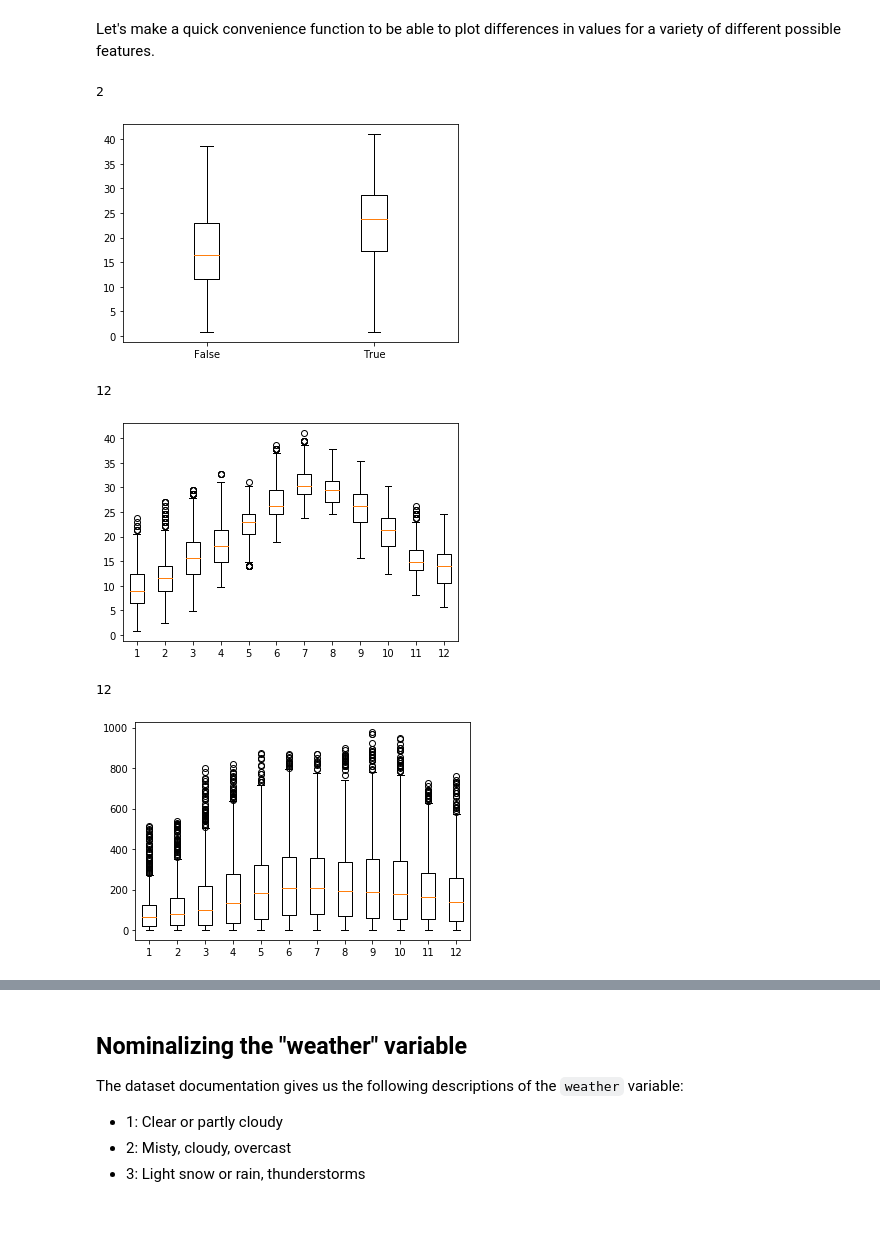
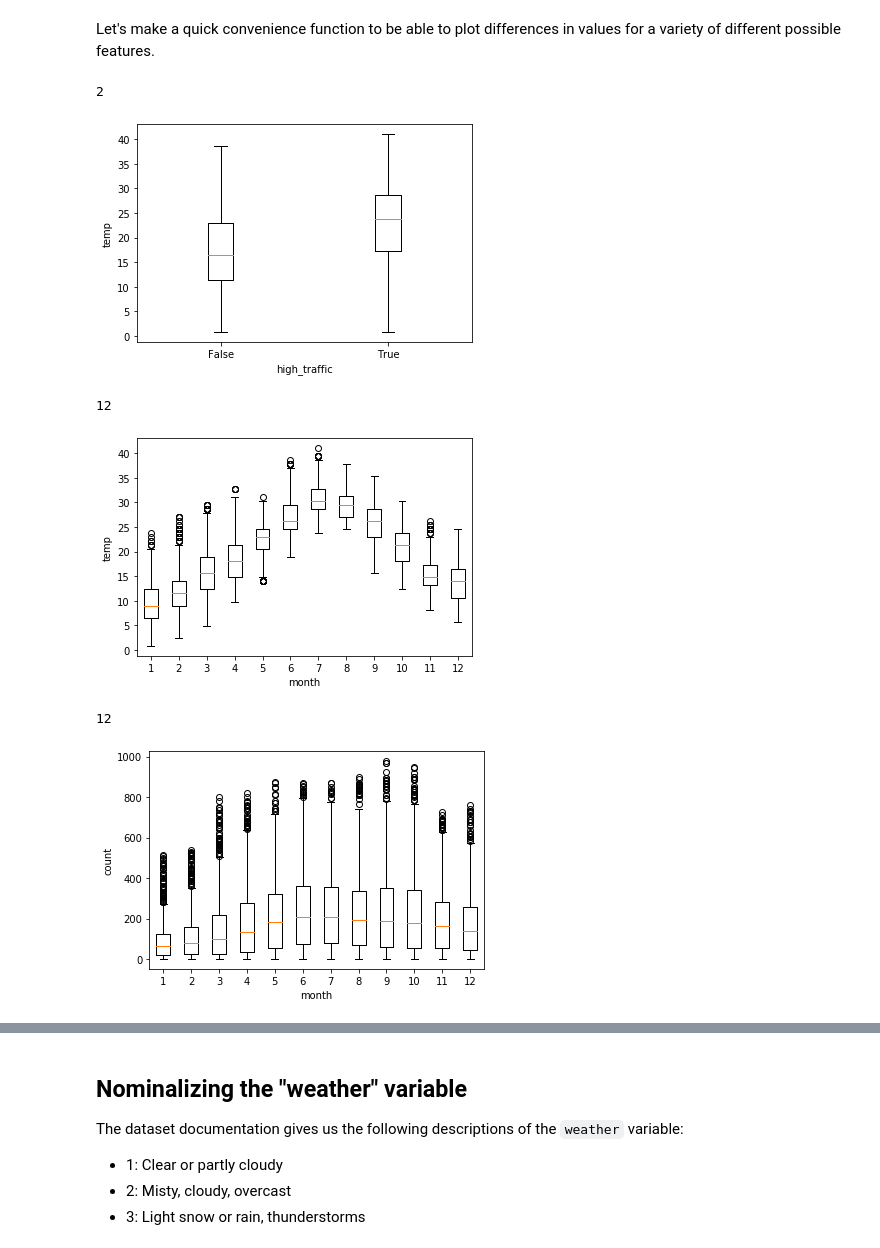
Before and after one commit to chetan-parthiban/MSSP608, a Jupyter notebook: Lectures/Day1_ExploratoryAnalysis_DecisionTrees_Entropy.ipynb, the cells around one changed output, grey strips where cells are left out. Cells and saved outputs as stored; diff of their text form; code cells hidden in the pictures; blank space fills up the shorter version.

```diff
--- a/Lectures/Day1_ExploratoryAnalysis_DecisionTrees_Entropy.ipynb
+++ b/Lectures/Day1_ExploratoryAnalysis_DecisionTrees_Entropy.ipynb
@@ -150,26 +156,28 @@ Let's make a quick convenience function to be able to plot differences in values
 # %%
 def boxplot_values(df, target_column, feature_column):
     vals = df[feature_column].unique()
     subsets = []
     for v in vals:
         subsets.append(df.loc[df[feature_column] == v][target_column])
     print(len(subsets))
     plt.boxplot(subsets)
     plt.xticks(np.arange(1, len(vals)+1), vals)
+    plt.xlabel(feature_column)
+    plt.ylabel(target_column)
 boxplot_values(bikeshare, "temp", "high_traffic")
 # %% [output]
 2
-[figure, old version]
+[figure, new version]
 # %%
 boxplot_values(bikeshare, "temp", "month")
 # %% [output]
 12
-[figure, old version]
+[figure, new version]
 # %%
 boxplot_values(bikeshare, "count", "month")
 # %% [output]
 12
-[figure, old version]
+[figure, new version]
 # %%
 boxplot_values(bikeshare, "count", "weekday")
 # %% [output]
```
Also changed, not shown: parts of 15 cells of this notebook.
